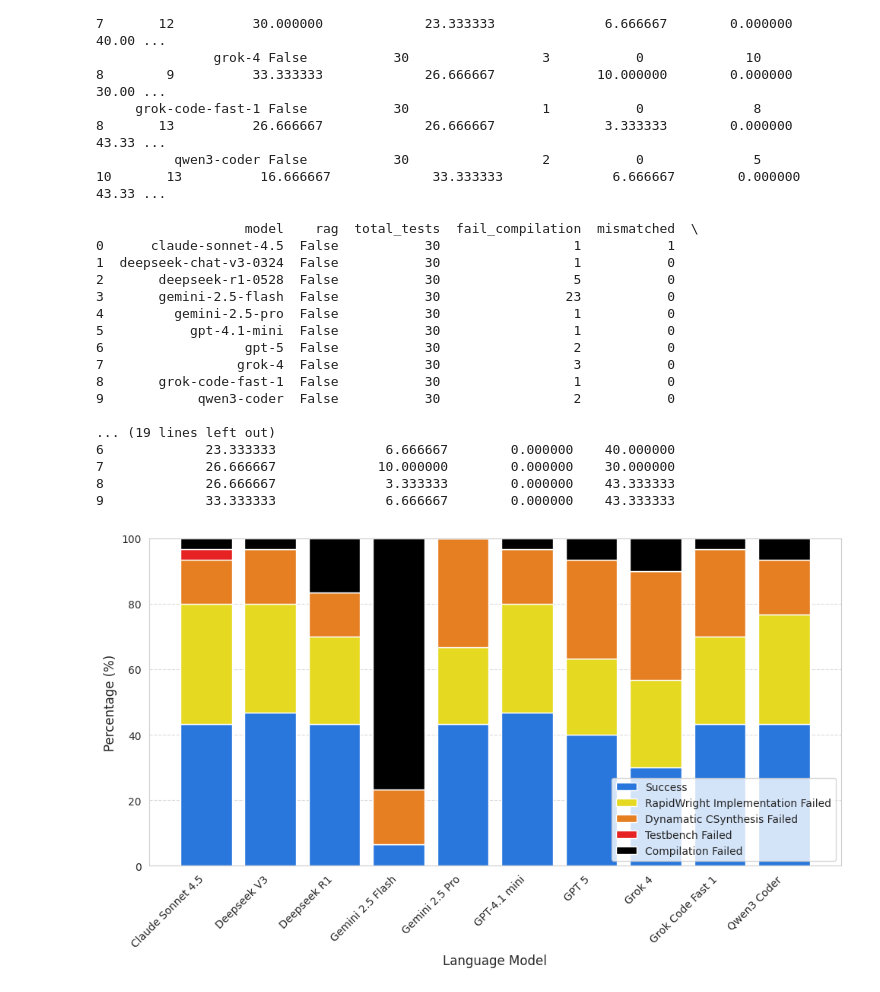
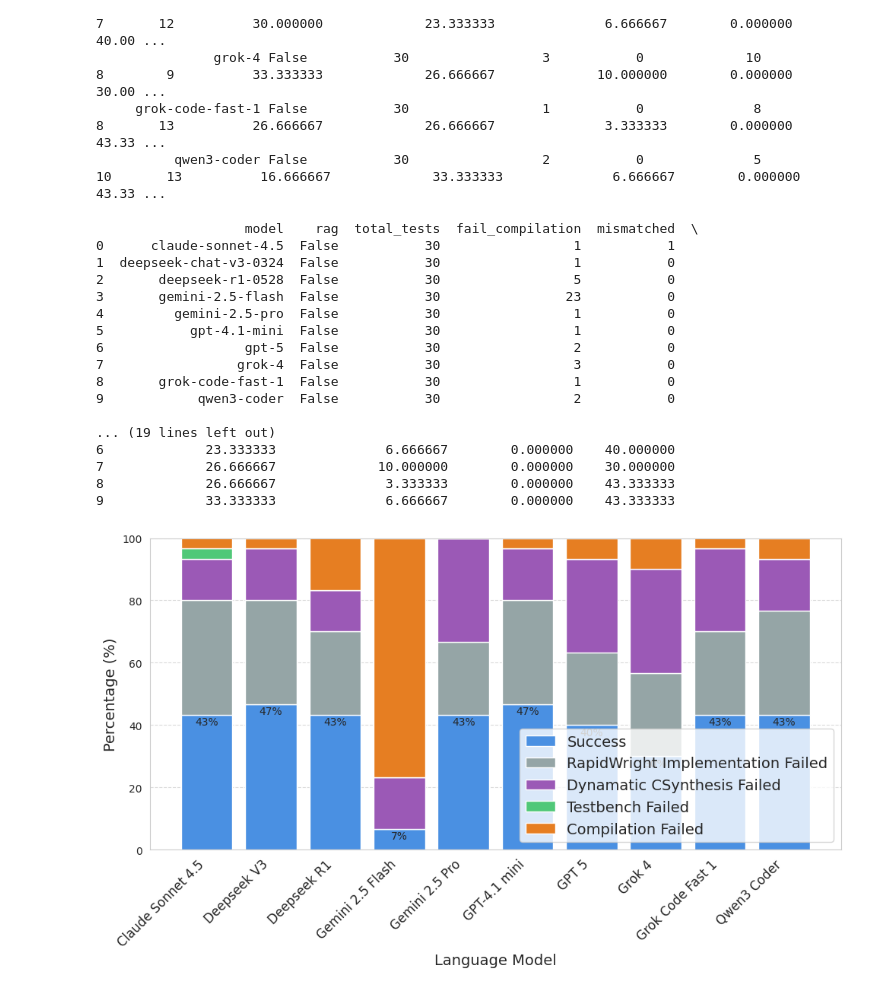
Before and after one commit to byuccl/HLS-FAB, a Jupyter notebook: results/data_analysis/oneshot_and_cost.ipynb, the cells around one changed output. Cells and saved outputs as stored; diff of their text form; code cells hidden in the pictures.

```diff
--- a/results/data_analysis/oneshot_and_cost.ipynb
+++ b/results/data_analysis/oneshot_and_cost.ipynb
@@ -337,43 +351,55 @@ csynth_fail_pct = failure_analysis['failed_csynth_pct'].values
 implement_fail_pct = failure_analysis['failed_implement_pct'].values
 compile_fail_pct = failure_analysis['fail_compilation_pct'].values
 mismatched_pct = failure_analysis['mismatched_pct'].values
 # print(success_pct, csynth_fail_pct, implement_fail_pct, compile_fail_pct, mismatched_pct)
 
-p1 = plt.bar(x, success_pct, label='Success', color="#2977dd")
-p2 = plt.bar(x, implement_fail_pct, bottom=success_pct, label='RapidWright Implementation Failed', color="#e6d922")
-p3 = plt.bar(x, csynth_fail_pct, bottom=success_pct+implement_fail_pct, label='Dynamatic CSynthesis Failed', color='#e67e22')
-p4 = plt.bar(x, mismatched_pct, bottom=success_pct + csynth_fail_pct+implement_fail_pct, label='Testbench Failed', color="#e62222")
-p5 = plt.bar(x, compile_fail_pct, bottom=success_pct + csynth_fail_pct+ mismatched_pct+implement_fail_pct, label='Compilation Failed', color="#000000")
+p1 = plt.bar(x, success_pct, label='Success', color="#4A90E2")
+p2 = plt.bar(x, implement_fail_pct, bottom=success_pct, label='RapidWright Implementation Failed', color="#95A5A6")
+p3 = plt.bar(x, csynth_fail_pct, bottom=success_pct+implement_fail_pct, label='Dynamatic CSynthesis Failed', color="#9B59B6")
+p4 = plt.bar(x, mismatched_pct, bottom=success_pct + csynth_fail_pct+implement_fail_pct, label='Testbench Failed', color='#50C878')
+p5 = plt.bar(x, compile_fail_pct, bottom=success_pct + csynth_fail_pct+ mismatched_pct+implement_fail_pct, label='Compilation Failed', color="#E67E22")
+
+for rect, v in zip(p1, success_pct):
+    height = rect.get_height()
+    plt.text(
+        rect.get_x() + rect.get_width() / 2,
+        height - 4,
+        f"{v:.0f}%",
+        ha='center',
+        va='bottom',
+        fontsize=10
+    )
+
 # Add title and labels
 # plt.title(f'Pass and Fail Rates', fontsize=14)
-plt.ylabel('Percentage (%)', fontsize=12)
-plt.xlabel('Language Model', fontsize=12)
+plt.ylabel('Percentage (%)', fontsize=14)
+plt.xlabel('Language Model', fontsize=14)
 plt.ylim(0, 100)
-plt.xticks(x, failure_analysis.index, rotation=45, ha='right')
-plt.legend(loc='lower right')
+plt.xticks(x, failure_analysis.index, rotation=45, ha='right', fontsize = 12)
+plt.legend(loc='lower right', fontsize=14)
 plt.grid(axis='y', linestyle='--', alpha=0.7)
 plt.tight_layout()
 plt.savefig("success_fail_rates_dynarapid.pdf", dpi=300, bbox_inches='tight')
 plt.show()
 # %% [output]
                    model    rag  total_tests  fail_compilation  mismatched  \
 0      claude-sonnet-4.5  False           30                 1           1
 1  deepseek-chat-v3-0324  False           30                 1           0
 2       deepseek-r1-0528  False           30                 5           0
 3       gemini-2.5-flash  False           30                23           0
 4         gemini-2.5-pro  False           30                 1           0
 5           gpt-4.1-mini  False           30                 1           0
 6                  gpt-5  False           30                 2           0
 7                 grok-4  False           30                 3           0
 8       grok-code-fast-1  False           30                 1           0
 9            qwen3-coder  False           30                 2           0
 
 ... (19 lines left out)
 6             23.333333              6.666667        0.000000    40.000000
 7             26.666667             10.000000        0.000000    30.000000
 8             26.666667              3.333333        0.000000    43.333333
 9             33.333333              6.666667        0.000000    43.333333
-[figure, old version]
+[figure, new version]
 # %%
 # Getting the updated cost per success model with model colors
 
```
Also changed, not shown: parts of 3 cells of this notebook, 45 other files.
